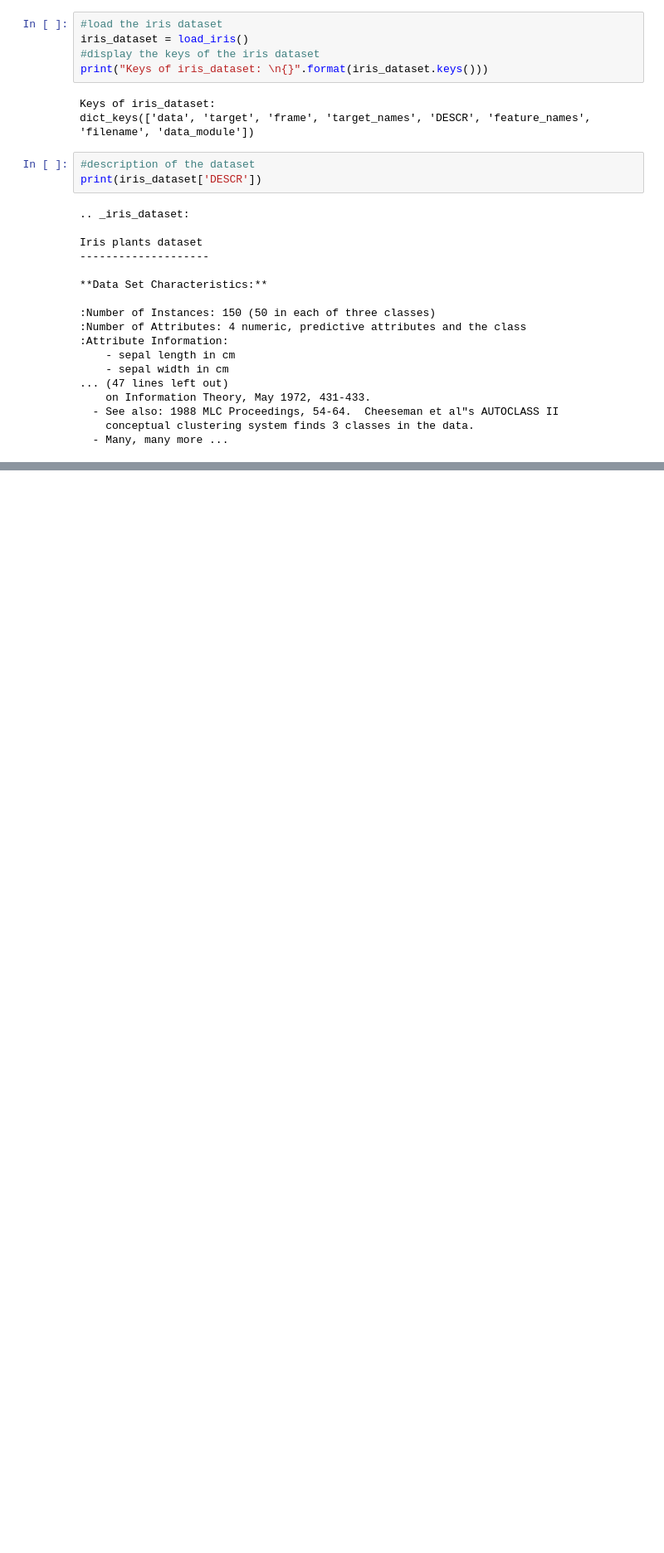
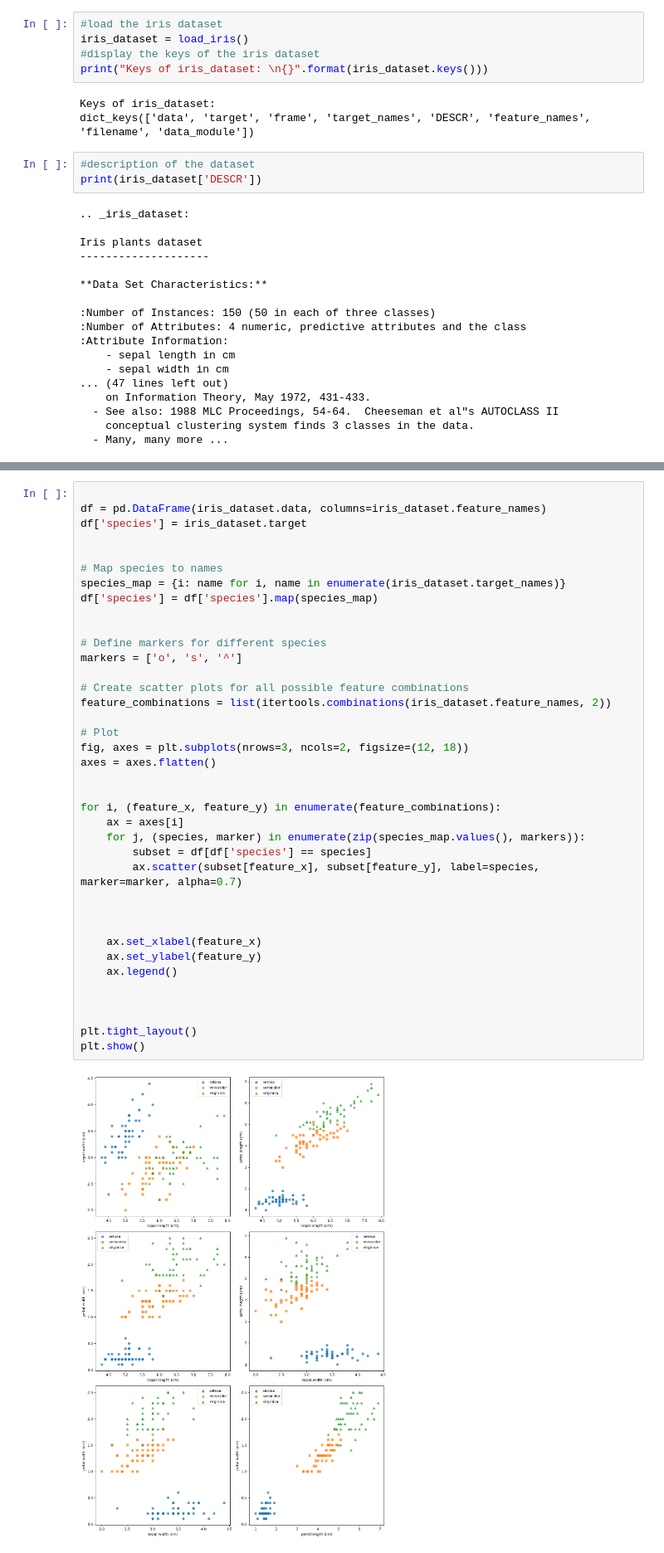
Before and after one commit to jurgenfolz/Machine-Learning-Examples, a Jupyter notebook: Iris/main.ipynb, the cells around one changed output, grey strips where cells are left out. Shown at 83% size. Cells and saved outputs as stored; diff of their text form; blank space fills up the shorter version.

```diff
--- a/Iris/main.ipynb
+++ b/Iris/main.ipynb
@@ -38,0 +67,40 @@ print("Target names: {}".format(iris_dataset['target_names']))
+# %%
+
+df = pd.DataFrame(iris_dataset.data, columns=iris_dataset.feature_names)
+df['species'] = iris_dataset.target
+
+
+# Map species to names
+species_map = {i: name for i, name in enumerate(iris_dataset.target_names)}
+df['species'] = df['species'].map(species_map)
+
+
+# Define markers for different species
+markers = ['o', 's', '^']
+
+# Create scatter plots for all possible feature combinations
+feature_combinations = list(itertools.combinations(iris_dataset.feature_names, 2))
+
+# Plot
+fig, axes = plt.subplots(nrows=3, ncols=2, figsize=(12, 18))
+axes = axes.flatten()
+
+
+for i, (feature_x, feature_y) in enumerate(feature_combinations):
+    ax = axes[i]
+    for j, (species, marker) in enumerate(zip(species_map.values(), markers)):
+        subset = df[df['species'] == species]
+        ax.scatter(subset[feature_x], subset[feature_y], label=species, marker=marker, alpha=0.7)
+
+
+
+    ax.set_xlabel(feature_x)
+    ax.set_ylabel(feature_y)
+    ax.legend()
+
+
+
+plt.tight_layout()
+plt.show()
+# %% [output]
+[figure, added]
```
Also changed, not shown: parts of 7 cells of this notebook, 1 other file.
